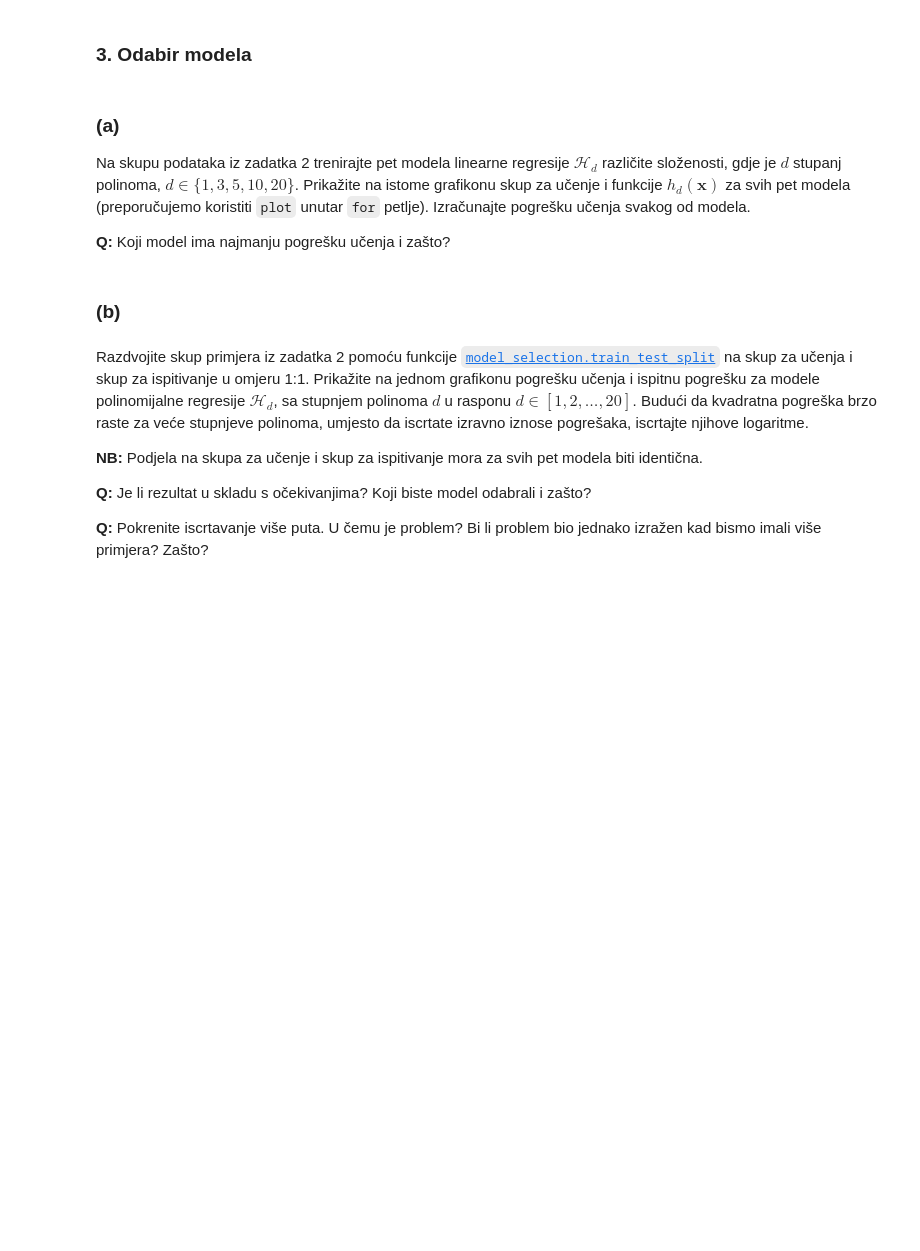
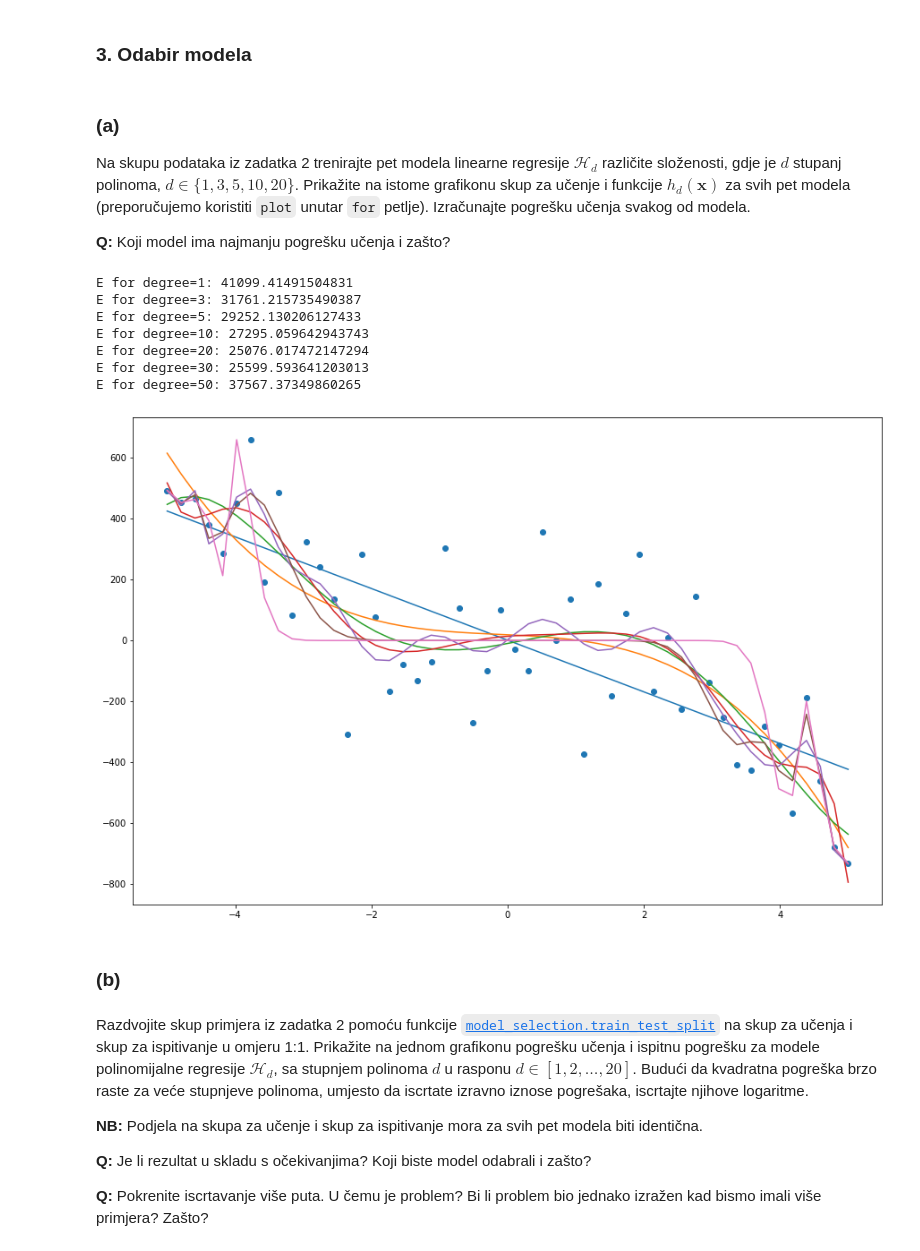
Before and after one commit to sskender/machine-learning-1, a Jupyter notebook: L03-L04-Regression/SU1-2021-03-04-Regresija.ipynb, the cells around one changed output. Saved outputs shown, nothing was run; the diff lists cells and outputs as text; code cells hidden in the pictures; blank space fills up the shorter version.

```diff
--- a/L03-L04-Regression/SU1-2021-03-04-Regresija.ipynb
+++ b/L03-L04-Regression/SU1-2021-03-04-Regresija.ipynb
@@ -277,3 +275,47 @@ Na skupu podataka iz zadatka 2 trenirajte pet modela linearne regresije $\mathca
+# %%
+w_list = list()
+h_list = list()
+E_list = list()
+
+degrees_list = [1, 3, 5, 10, 20, 30, 50]
+
+# show original data
+plt.figure(figsize=(15,10))
+plt.scatter(X, y)
+
+# train for each degree
+for d in degrees_list:
+    # polynomial function
+    poly = PolynomialFeatures(degree=d)
+    phi = poly.fit_transform(X.reshape(-1, 1))
+
+    # w
+    pinv = linalg.pinv(phi)
+    w = np.dot(pinv, y)
+    w_list.append(w)
+
+    # h (x = phi)
+    h = np.dot(phi, w)  # TODO WTF
+    h_list.append(h)
+
+    # E
+    E = mean_squared_error(y, h)
+    E_list.append(E)
+
+    # print
+    print(f"E for degree={d}: {E}")
+
+    # show train chart
+    plt.plot(X, h)
+# %% [output]
+E for degree=1: 41099.41491504831
+E for degree=3: 31761.215735490387
+E for degree=5: 29252.130206127433
+E for degree=10: 27295.059642943743
+E for degree=20: 25076.017472147294
+E for degree=30: 25599.593641203013
+E for degree=50: 37567.37349860265
+[figure, added]
 # %% [markdown]
 ### (b)
 # %% [markdown]
```
Also changed, not shown: parts of 1 cell of this notebook.
